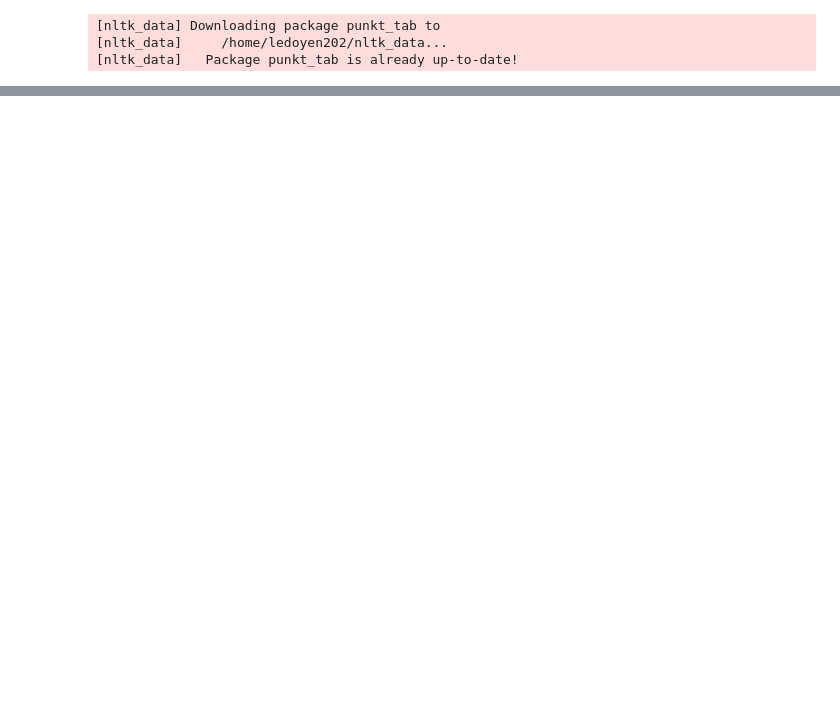
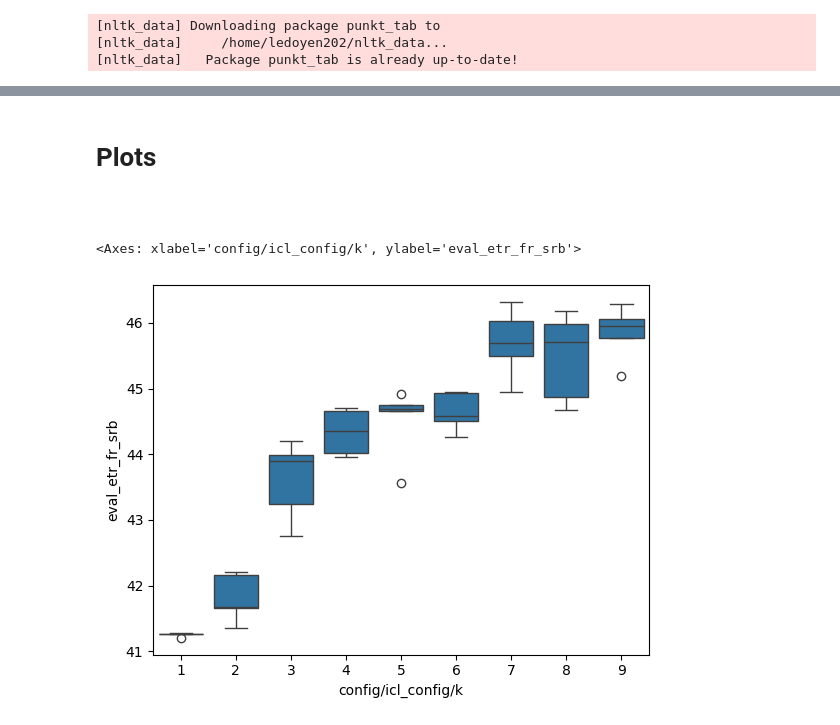
Before and after one commit to FrLdy/ETR-PEFT-Composition, a Jupyter notebook: notebooks/result_analysis/metrics.ipynb, the cells around one changed output, grey strips where cells are left out. Drawn from its saved outputs; the diff is of its cells as text; code cells hidden in the pictures; blank space fills up the shorter version.

```diff
--- a/notebooks/result_analysis/metrics.ipynb
+++ b/notebooks/result_analysis/metrics.ipynb
@@ -31,6 +40,7 @@ class Expe:
     metric: str
     mode: str
     adapter_name: str
+    model_name: str = None
     split: str = "eval"
     expe_dir: str = EXPE_DIR
     step: str = "hp_search"
@@ -48,6 +58,10 @@ class Expe:
             "train_tasks",
             # "metric",
         ]
+
+    @property
+    def selection_metric(self):
+        return f"{self.split}_{self.metric}"
 
     @property
     def expe_name(self):
@@ -72,7 +86,7 @@ class Expe:
             .reset_index(level=0)
             .assign(
                 expe=self.expe_name,
-                model=self.model,
+                model=self.model_name or self.model,
                 metric=self.metric,
                 method=self.method,
                 task=self.task,
@@ -123,10 +137,14 @@ class RAGExpe(Expe):
         return [self.expe_analysis.dataframe()]
 
     def get_best_df(self, df):
-        best_idx = df["eval_etr_fr_srb"].idxmax()
+        best_idx = df[self.selection_metric].idxmax()
         config_columns = list(df.filter(regex="icl_config").columns)
         best_config = df.loc[best_idx, config_columns]
-        return df[df[config_columns].eq(best_config).all(axis=1)]
+
+        def is_same_config(row):
+            return all((a == b) or (pd.isna(a) and pd.isna(b)) for a, b in zip(row[config_columns], best_config))
+
+        return df[df.apply(is_same_config, axis=1)]
 
     @property
     def dataframe(self):
@@ -529,0 +680,11 @@ rag_analysis.expes[2].dataframe
+# %% [markdown]
+# Plots
+# %% [markdown]
+###
+# %%
+expe = RAGETRFrExpe(model="mistral-7b", method="rag", train_tasks=ETR_FR, step="", expe_dir=ICL_EXPE_DIR)
+df = expe.expe_analysis.dataframe()
+sns.boxplot(data=df, x="config/icl_config/k", y="eval_etr_fr_srb")
+# %% [output]
+<Axes: xlabel='config/icl_config/k', ylabel='eval_etr_fr_srb'>
+[figure, added]
```
Also changed, not shown: parts of 24 cells of this notebook.
